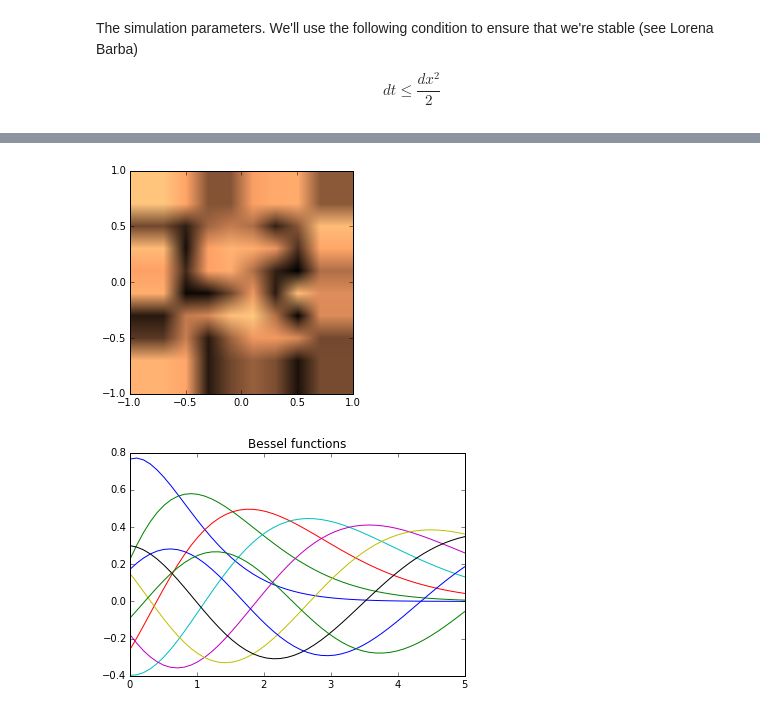
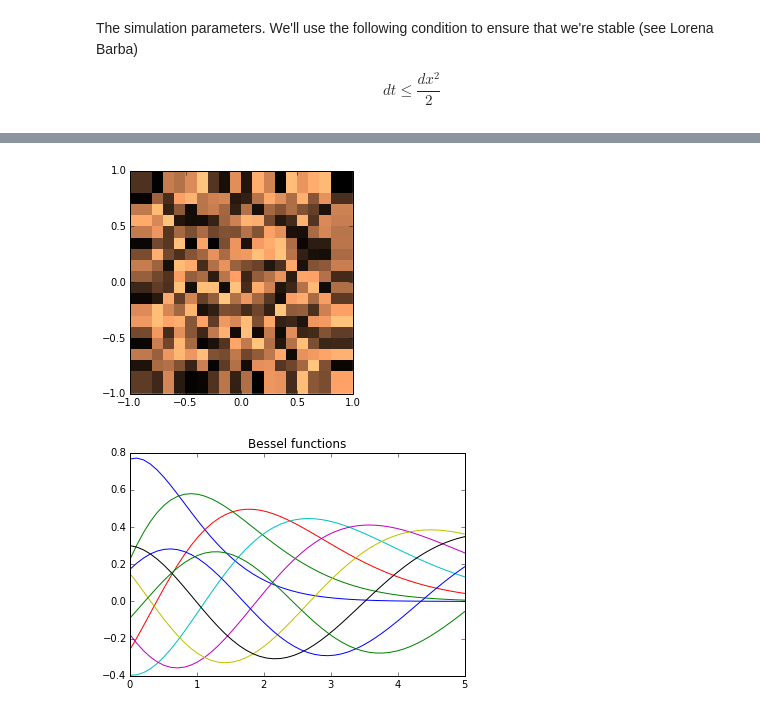
Before and after one commit to mglerner/IntroToBiophysics, a Jupyter notebook: BiologicalPatternFormation/Biological Pattern Formation_instructor.ipynb, the cells around one changed output, grey strips where cells are left out. Drawn from its saved outputs; the diff is of its cells as text; code cells hidden in the pictures.

```diff
--- a/BiologicalPatternFormation/Biological Pattern Formation_instructor.ipynb
+++ b/BiologicalPatternFormation/Biological Pattern Formation_instructor.ipynb
@@ -53,10 +53,10 @@ The simulation parameters. We'll use the following condition to ensure that we'r
 
 $$ dt \le \frac{dx^2}{2} $$
 # %%
-size = 10 #size of 2D grid
+size = 20 #size of 2D grid
 dx = 2/size # space step
 dt = .9 * dx**2/2 # see stability condition above
-T = 40*dt # might want to specify time directly
+T = 40000*dt # might want to specify time directly
 n = int(T/dt) # number of steps
 # %%
 U = np.random.rand(size, size)
@@ -92,7 +99,7 @@ for i in range(n):
 # %%
-plt.imshow(U, cmap=plt.cm.copper, extent=[-1,1,-1,1]);
+plt.imshow(U, cmap=plt.cm.copper,  interpolation='none', extent=[-1,1,-1,1]);
 # %% [output]
-[figure, old version]
+[figure, new version]
 # %%
 from IPython.display import display, clear_output
 from scipy.special import jn
```
Also changed, not shown: parts of 4 cells of this notebook.
